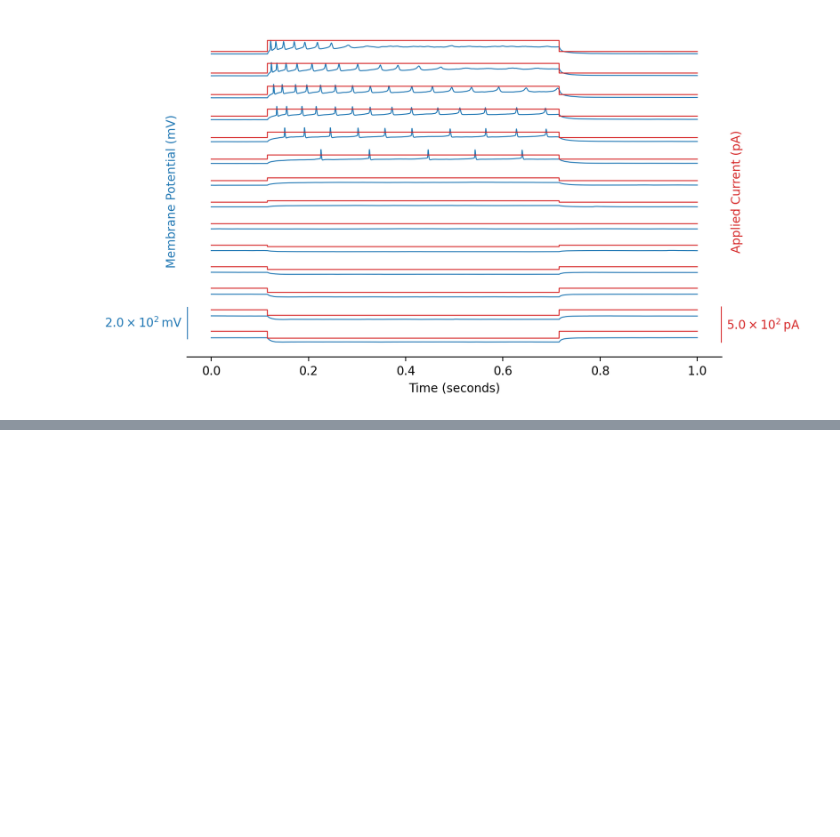
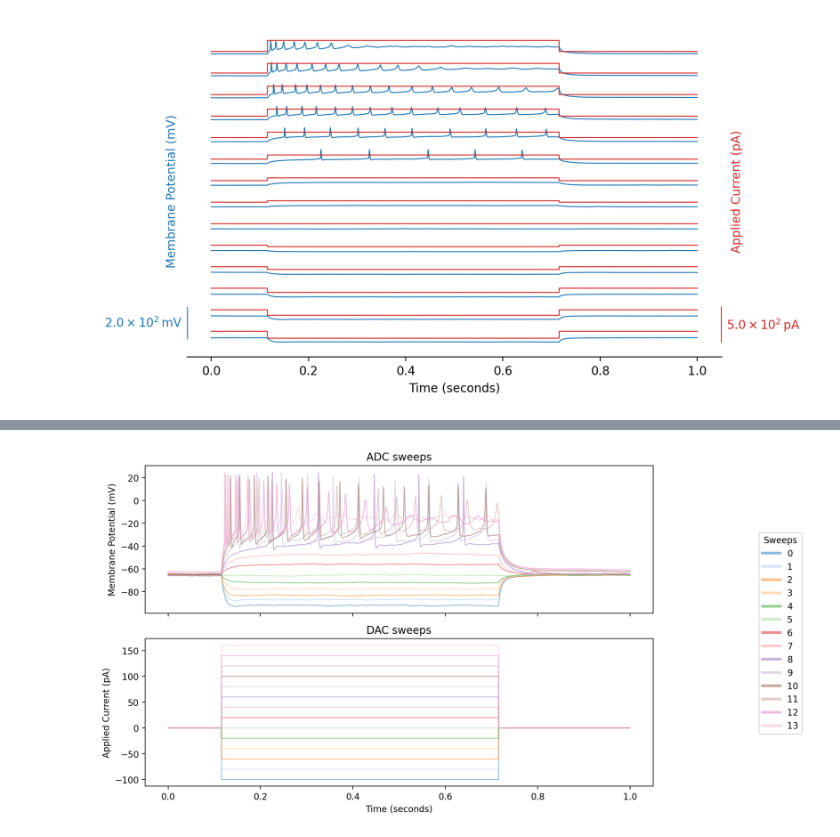
Before and after one commit to fabien-campillo/data-science-spikes, a Jupyter notebook: 4_pyabf.ipynb, the cells around one changed output, grey strips where cells are left out. Cells and saved outputs as stored; diff of their text form; code cells hidden in the pictures; blank space fills up the shorter version.

```diff
--- a/4_pyabf.ipynb
+++ b/4_pyabf.ipynb
@@ -312,0 +318,7 @@ Scott Harden has made pyABF available as an open-source library, aiming to simpl
+# %%
+from utils.plots import plot_abf_sweeps_with_legend
+
+fig, (ax1, ax2) = plot_abf_sweeps_with_legend(abf, alpha=0.5, cmap="tab20", lw=1.0)
+plt.show()
+# %% [output]
+[figure, added]
```
Also changed, not shown: parts of 5 cells of this notebook, 2 other files.
